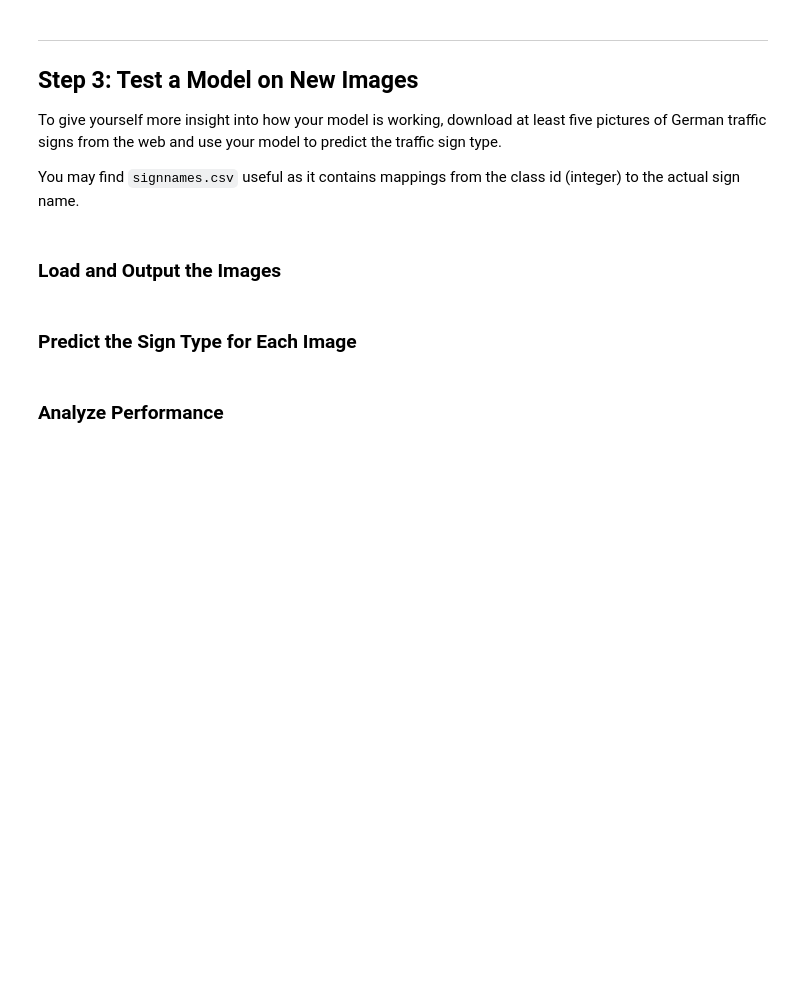
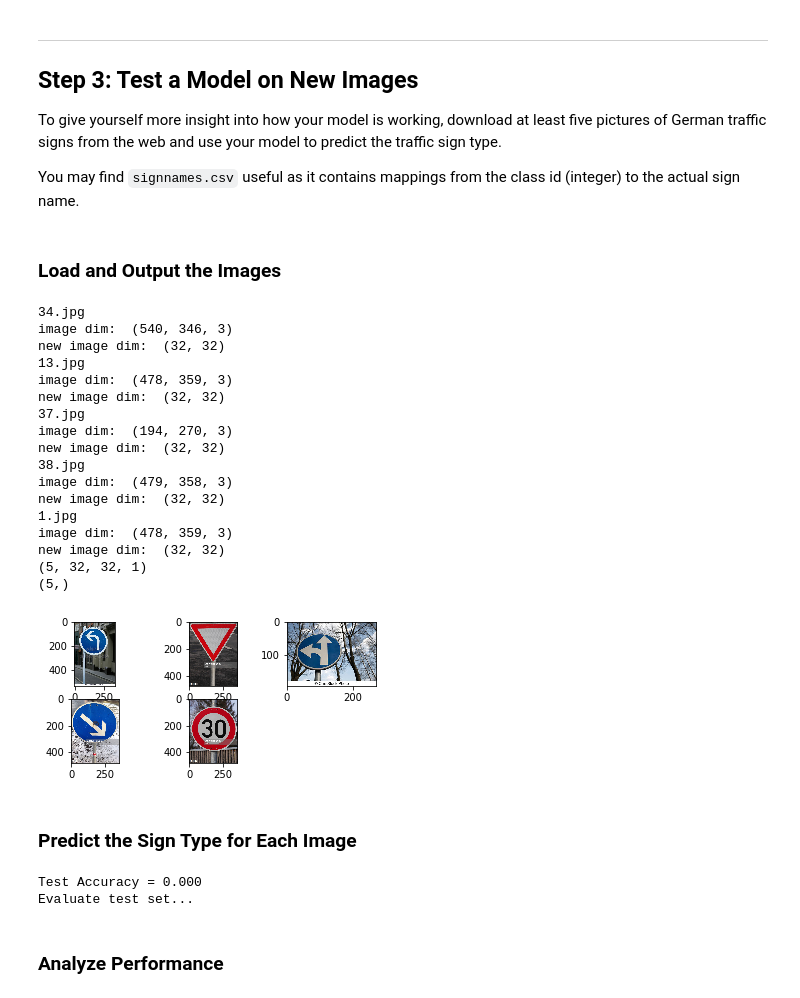
Before and after one commit to timotdsantos/CarND-Traffic-Sign-Classifier-Project, a Jupyter notebook: Traffic_Sign_Classifier.ipynb, the cells around one changed output. Cells and saved outputs as stored; diff of their text form; code cells hidden in the pictures; blank space fills up the shorter version.

Commit message:
new image added

```diff
--- a/Traffic_Sign_Classifier.ipynb
+++ b/Traffic_Sign_Classifier.ipynb
@@ -370,0 +389,15 @@ Model saved
+# %%
+x_test = []
+for image in X_test:
+    res = preprocess_with_resize(image)
+    x_test.append(res)
+x_test = np.array(x_test)
+x_test = x_test.reshape(
+    (-1, 32, 32, 1)).astype(np.float32)
+print(x_test.shape)
+
+with tf.Session() as sess:
+    saver.restore(sess, tf.train.latest_checkpoint('.'))
+
+    test_accuracy = evaluate(x_test, y_test)
+    print("Test Accuracy = {:.3f}".format(test_accuracy))
@@ -384,9 +417,65 @@ You may find `signnames.csv` useful as it contains mappings from the class id (i
+# %%
+### Load the images and plot them here.
+### Feel free to use as many code cells as needed.
+import os
+import re
+
+file_list = os.listdir("sample")
+i=0;
+x_ext_test = []
+y_ext_test = []
+for fname in file_list:
+    image = plt.imread("sample" + '/' + fname)
+    plt.subplot(3,3,i+1)
+    plt.imshow(image)
+    print(fname)
+    res = preprocess_with_resize(image)
+    x_ext_test.append(res)
+    print("image dim: ",image.shape)
+    print("new image dim: ",res.shape)
+    y_ext_test.append(int(re.sub('\..+','',fname)))
+    i+=1
+y_ext_test = np.array(y_ext_test)
+x_ext_test = np.array(x_ext_test)
+x_ext_test = x_ext_test.reshape(
+    (-1, 32, 32, 1)).astype(np.float32)
+print(x_ext_test.shape)
+print(y_ext_test.shape)
+# %% [output]
+34.jpg
+image dim:  (540, 346, 3)
+new image dim:  (32, 32)
+13.jpg
+image dim:  (478, 359, 3)
+new image dim:  (32, 32)
+37.jpg
+image dim:  (194, 270, 3)
+new image dim:  (32, 32)
+38.jpg
+image dim:  (479, 358, 3)
+new image dim:  (32, 32)
+1.jpg
+image dim:  (478, 359, 3)
+new image dim:  (32, 32)
+(5, 32, 32, 1)
+(5,)
+[figure, added]
 # %% [markdown]
 ### Predict the Sign Type for Each Image
 # %%
 ### Run the predictions here and use the model to output the prediction for each image.
 ### Make sure to pre-process the images with the same pre-processing pipeline used earlier.
 ### Feel free to use as many code cells as needed.
+
+with tf.Session() as sess:
+    saver.restore(sess, tf.train.latest_checkpoint('.'))
+    test_accuracy = evaluate(x_ext_test, y_ext_test)
+    print("Test Accuracy = {:.3f}".format(test_accuracy))
+    print("Evaluate test set...")
+    print()
+# %% [output]
+Test Accuracy = 0.000
+Evaluate test set...
 # %% [markdown]
 ### Analyze Performance
 # %%
```
Also changed, not shown: parts of 9 cells of this notebook.
